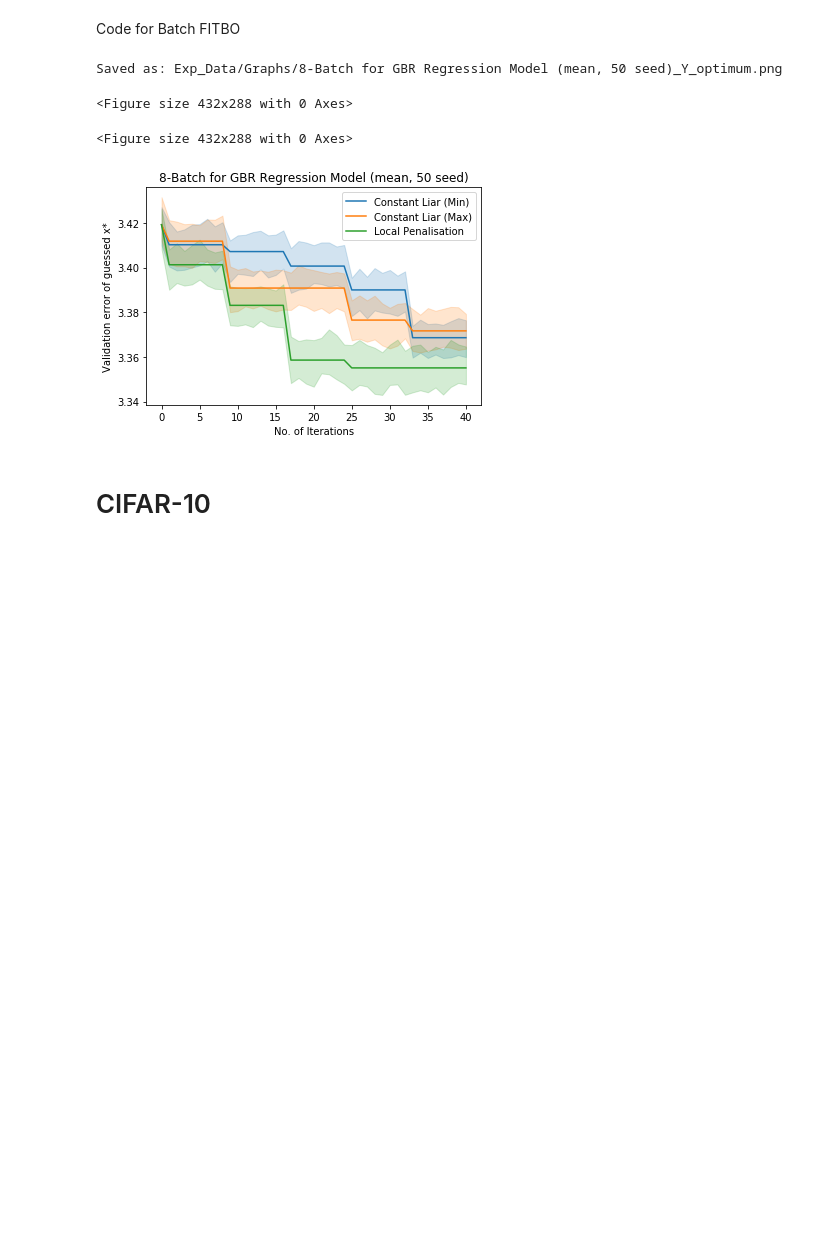
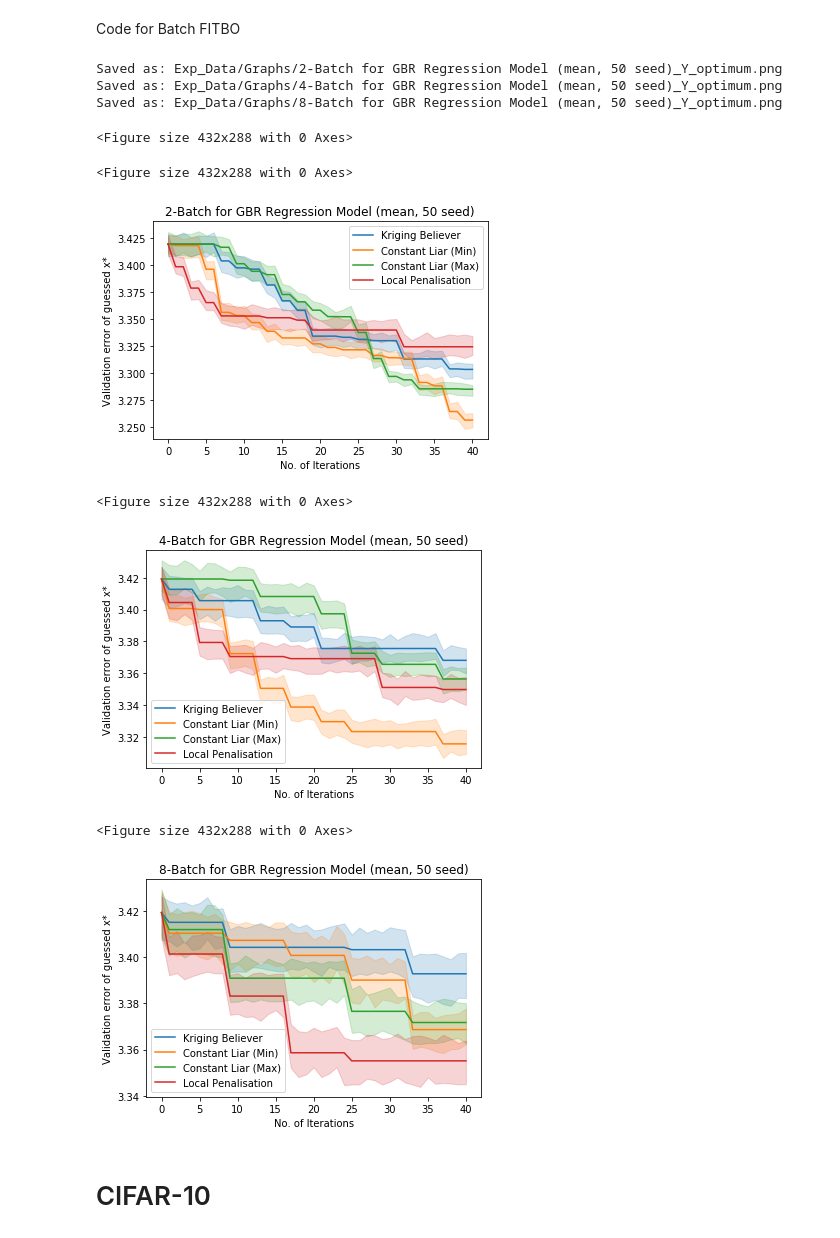
Before and after one commit to jamjs98764/Parallel-Bayesian-Optimisation, a Jupyter notebook: FITBO_GPy_FITBOMM_only/Error vs Iterations.ipynb, the cells around one changed output. Drawn from its saved outputs; the diff is of its cells as text; code cells hidden in the pictures; blank space fills up the shorter version.

```diff
--- a/FITBO_GPy_FITBOMM_only/Error vs Iterations.ipynb
+++ b/FITBO_GPy_FITBOMM_only/Error vs Iterations.ipynb
@@ -352,7 +351,7 @@ def error_vs_iterations_boston(ml_algo = "gbr", seed_size = 2, batch_size = 2, h
     return df
 # %%
 seed_size = 30
-batch_sizes = [8]
+batch_sizes = [2, 4, 8]
 test_funcs = ["gbr"]
 # metrics = ["y_hist", "y_optimum"]
 metrics = ["Y_optimum"]
@@ -360,7 +359,7 @@ save_file = True
 
 plot_choice = {
         "seq_results": 0,
-        "kb_results": 0,
+        "kb_results": 1,
         "cl_mean_results": 0,
         "cl_min_results": 1,
         "cl_max_results": 1,
@@ -430,34 +429,40 @@ def plot_error_vs_iterations(seed_size, batch_sizes, test_funcs, metrics, plot_c
                     gpyopt_localp = load_gpyopt_error_boston(ml_algo = func, metric = metric, batch_size = batch_size, \
                                                              acq_func = "EI", eval_type = "local_penalization")
 
                 except:
                     pass
 
                 for key, value in plot_choice.items():
                     if value == 1:
                         fig = sns.lineplot(x = 'iters', y = 'values', data = eval(key), err_style = "band", \
                                            label = label_lookup[key], estimator = estimator, ci = 20)
                 if func == "dnn":
                     func = "1NN"
                 graph_title = str(batch_size) + "-Batch for "+ func.upper() + " Regression Model (" + estimator_title + ", 50" + " seed)"
                 fig.set(xlabel = "No. of Iterations", ylabel = metric_lookup[metric], title = graph_title)
                 save_path = "Exp_Data/Graphs/" + graph_title + "_" + str(metric) + ".png"
                 fig2 = fig.get_figure()
 
                 if save_file:
                     print("Saved as: " + save_path)
 
                     if os.path.isfile(save_path): # Remove old files as matplotlib does not overwrite
                         os.remove(save_path)
 
                     fig2.savefig(save_path)
 
 plot_error_vs_iterations(seed_size, batch_sizes, test_funcs, metrics, plot_choice, save_file)
 # %% [output]
+Saved as: Exp_Data/Graphs/2-Batch for GBR Regression Model (mean, 50 seed)_Y_optimum.png
+Saved as: Exp_Data/Graphs/4-Batch for GBR Regression Model (mean, 50 seed)_Y_optimum.png
 Saved as: Exp_Data/Graphs/8-Batch for GBR Regression Model (mean, 50 seed)_Y_optimum.png
 <Figure size 432x288 with 0 Axes>
 <Figure size 432x288 with 0 Axes>
-[figure, old version]
+[figure, new version]
+<Figure size 432x288 with 0 Axes>
+[figure, added]
+<Figure size 432x288 with 0 Axes>
+[figure, added]
 # %%
 seq_results = error_vs_iterations_boston(metrics = "Y_optimum", ml_algo = "gbr", \
                                                          batch_size = 2, seed_size = 30, heuristic = "cl-min")
```
Also changed, not shown: parts of 1 cell of this notebook, 9 other files.
